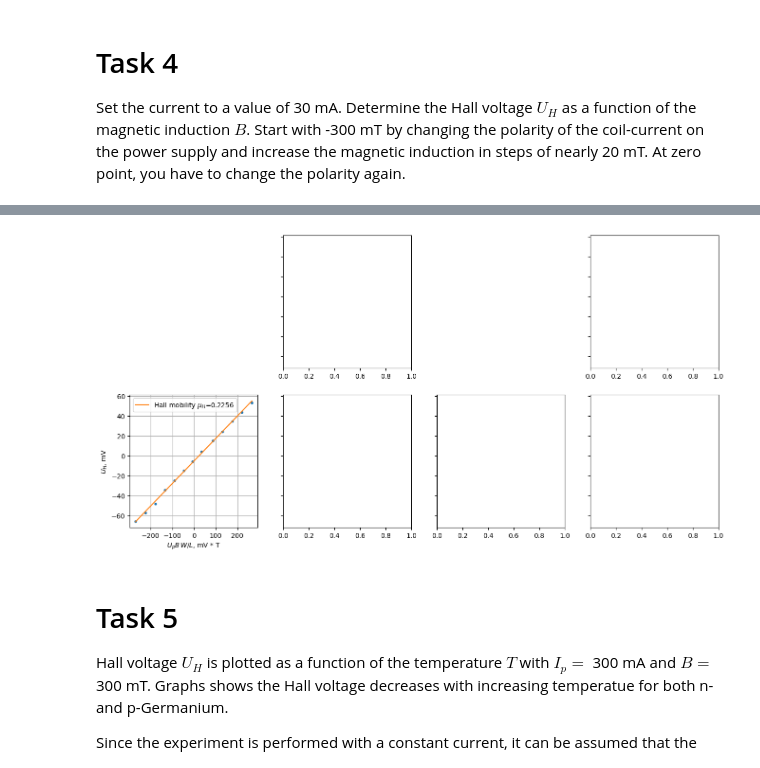
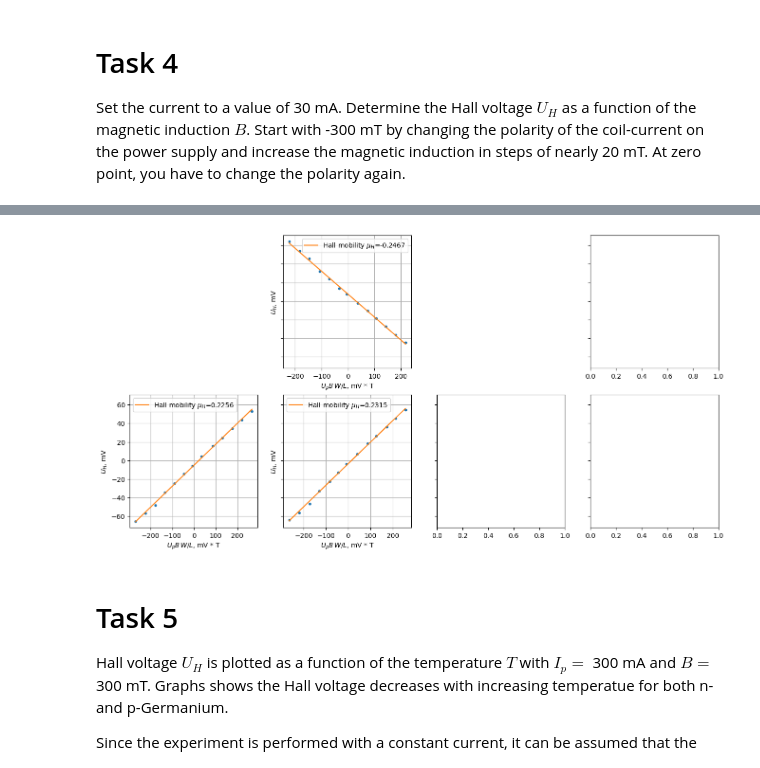
Before and after one commit to evgeny-kolonsky/Lab4, a Jupyter notebook: Hall/phywe/Hall_phywe.ipynb, the cells around one changed output, grey strips where cells are left out. Drawn from its saved outputs; the diff is of its cells as text; code cells hidden in the pictures.

```diff
--- a/Hall/phywe/Hall_phywe.ipynb
+++ b/Hall/phywe/Hall_phywe.ipynb
@@ -80,7 +82,7 @@ $$ U_H|_{B=0} =  \beta U_p + \text{offset} $$
 # %%
 beta = {}
 R = {}
-names = ['21']
+
 fig, ax = plt.subplots(2, 4, figsize=(16, 8), sharey=True)
 
 for name in names:
@@ -114,7 +116,6 @@ steps of 5 mA. You will receive a typical measurements for n- and p-Germanium.
 # %% [markdown]
 ![image.png](embedded-picture-1)
 # %%
-names = ['21']
 fig, ax = plt.subplots(2, 4, figsize=(16, 8), sharey=True)
 
 for name in names:
@@ -150,7 +151,6 @@ and plot the results on graphs.
 # %% [markdown]
 ![image.png](embedded-picture-1)
 # %%
-names = ['21']
 fig, ax = plt.subplots(2, 4, figsize=(16, 8), sharey=True)
 
 for name in names:
@@ -186,7 +186,6 @@ Typical curves will be obtained.
 # %% [markdown]
 ![image.png](embedded-picture-1)
 # %%
-names = ['21']
 fig, ax = plt.subplots(2, 4, figsize=(16, 8), sharey=True)
 
 for name in names:
@@ -231,38 +230,37 @@ change the polarity again.
 # %% [markdown]
 ![image.png](embedded-picture-1)
 # %%
-names = ['21']
 fig, ax = plt.subplots(2, 4, figsize=(16, 8), sharey=True)
 
 for name in names:
   Ip = 30e-3 # A
   url = f'https://raw.githubusercontent.com/evgeny-kolonsky/Lab4/refs/heads/main/Hall/phywe/{name}_task4.txt'
   response = requests.get(url)
   B, T, Uh, Up = np.genfromtxt(response.text.splitlines()).T
   B *= 1e-3
   Uh *= 1e-3
   Up *= 1e-3
   Uh_ = Uh - beta[name] * Up
   first_digit  = int(name[:2]) % 10
   second_digit = int(name[:2]) // 10
   axx = ax[second_digit-1, first_digit-1]
 
   y = Uh_
   x = Up * W/L * B
   fit = linregress(x, y)
   muh = fit. slope
   muh_error  = fit.stderr
 
   axx.plot(x*1e3, y*1e3, '.')
   axx.plot(x*1e3, 1e3*(fit.slope * x + fit.intercept), label=fr'Hall mobility $\mu_H$={muh:.4f}')
   axx.grid()
   axx.set_xlabel(r'$U_p B\,W/L$, mV * T')
   axx.set_ylabel(r'$U_H$, mV')
   axx.legend()
 ax[0,0].remove()
 ax[0,2].remove()
 # %% [output]
-[figure, old version]
+[figure, new version]
 # %% [markdown]
 # Task 5
 
```
Also changed, not shown: parts of 6 cells of this notebook.
